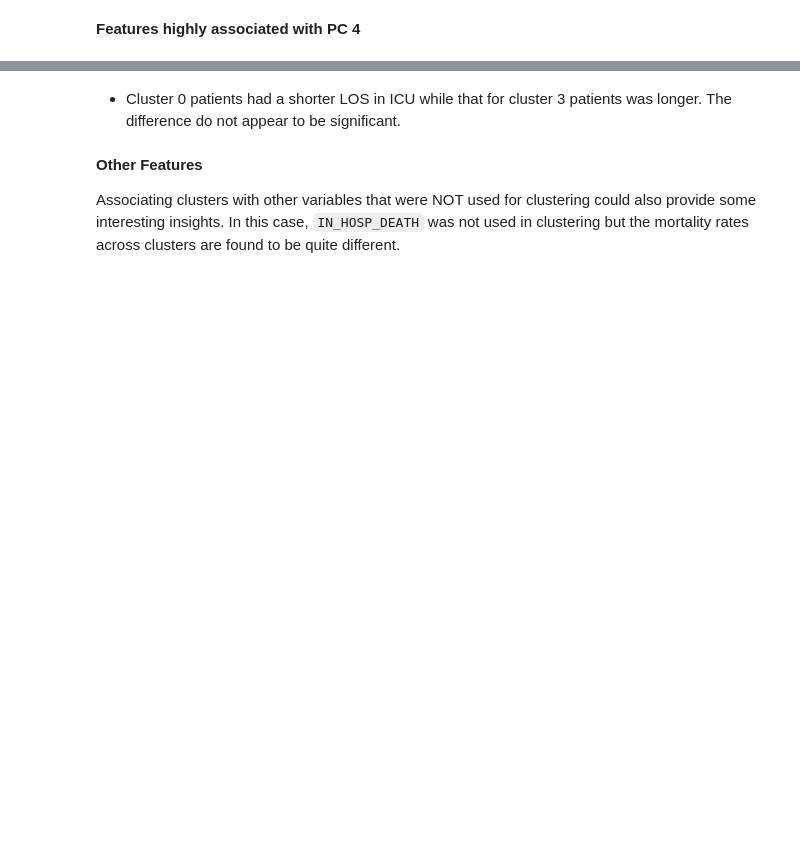
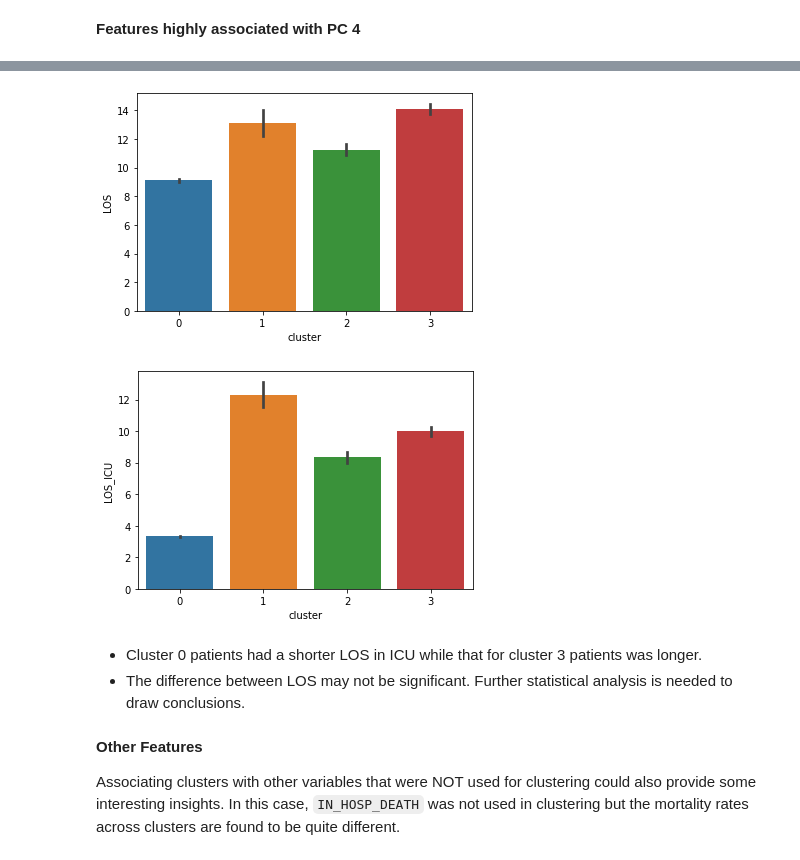
Before and after one commit to nbchan/INMR96-Digital-Health-and-Data-Analytics, a Jupyter notebook: Week_11_Unsupervised_Learning_Examples.ipynb, the cells around one changed output, grey strips where cells are left out. Drawn from its saved outputs; the diff is of its cells as text; code cells hidden in the pictures; blank space fills up the shorter version.

```diff
--- a/Week_11_Unsupervised_Learning_Examples.ipynb
+++ b/Week_11_Unsupervised_Learning_Examples.ipynb
@@ -294,5 +325,13 @@ df_clustered[['LOS', 'LOS_ICU', 'cluster']].groupby('cluster').describe()
+# %%
+for col_name in ['LOS', 'LOS_ICU']:
+  sns.barplot(data = df_clustered, x = 'cluster', y = col_name)
+  plt.show()
+# %% [output]
+[figure, added]
+[figure, added]
 # %% [markdown]
-* Cluster 0 patients had a shorter LOS in ICU while that for cluster 3 patients was longer. The difference do not appear to be significant.
+* Cluster 0 patients had a shorter LOS in ICU while that for cluster 3 patients was longer.
+* The difference between LOS may not be significant. Further statistical analysis is needed to draw conclusions.
 # %% [markdown]
 **Other Features**
 
```
Also changed, not shown: parts of 20 cells of this notebook.
